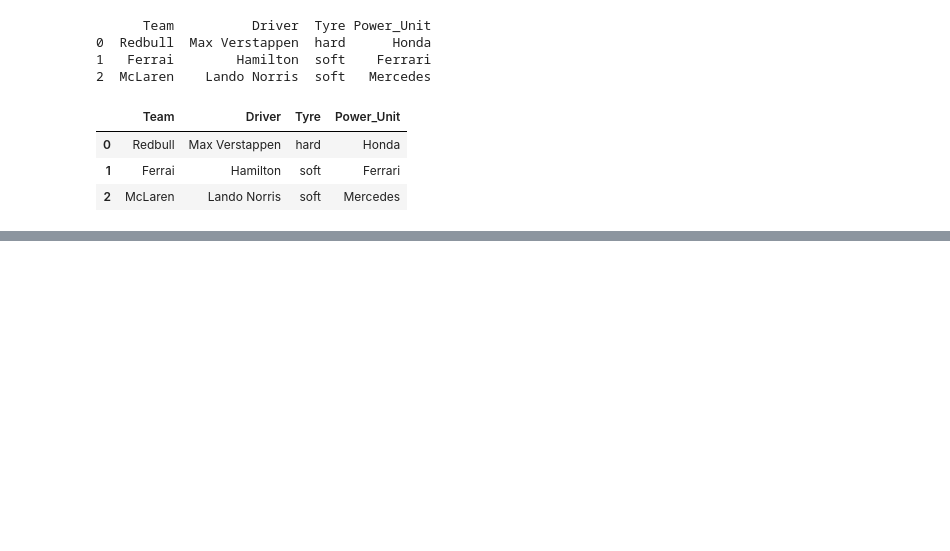
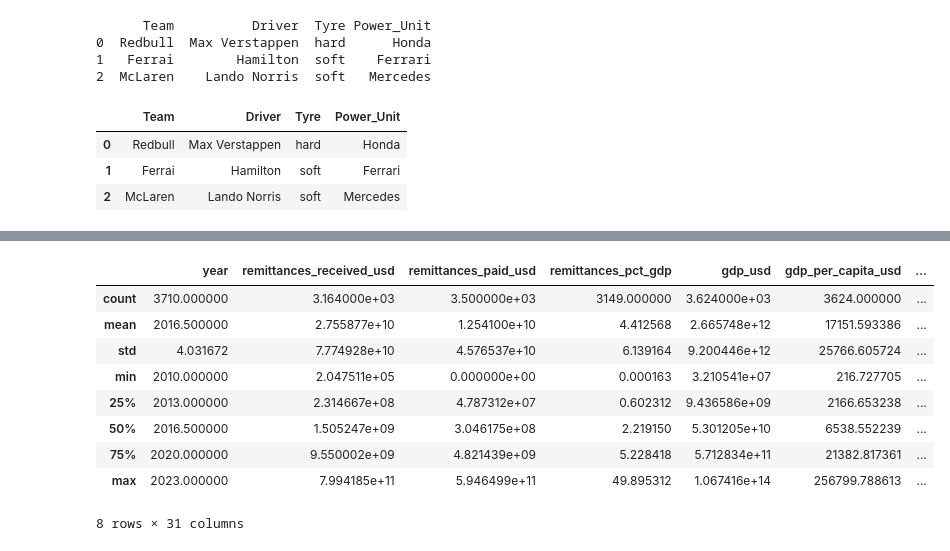
Before and after one commit to elmago07/AI-ML-Learnings, a Jupyter notebook: pandas_learnings.ipynb, the cells around one changed output, grey strips where cells are left out. Saved outputs shown, nothing was run; the diff lists cells and outputs as text; code cells hidden in the pictures; blank space fills up the shorter version.

```diff
--- a/pandas_learnings.ipynb
+++ b/pandas_learnings.ipynb
@@ -181,0 +266,13 @@ df.loc[0:2] ##access row by label using loc
+# %%
+df.describe() #gives stats summary
+# %% [output]
+|  | year | remittances_received_usd | remittances_paid_usd | remittances_pct_gdp | gdp_usd | gdp_per_capita_usd | ... |
+| count | 3710.000000 | 3.164000e+03 | 3.500000e+03 | 3149.000000 | 3.624000e+03 | 3624.000000 | ... |
+| mean | 2016.500000 | 2.755877e+10 | 1.254100e+10 | 4.412568 | 2.665748e+12 | 17151.593386 | ... |
+| std | 4.031672 | 7.774928e+10 | 4.576537e+10 | 6.139164 | 9.200446e+12 | 25766.605724 | ... |
+| min | 2010.000000 | 2.047511e+05 | 0.000000e+00 | 0.000163 | 3.210541e+07 | 216.727705 | ... |
+| 25% | 2013.000000 | 2.314667e+08 | 4.787312e+07 | 0.602312 | 9.436586e+09 | 2166.653238 | ... |
+| 50% | 2016.500000 | 1.505247e+09 | 3.046175e+08 | 2.219150 | 5.301205e+10 | 6538.552239 | ... |
+| 75% | 2020.000000 | 9.550002e+09 | 4.821439e+09 | 5.228418 | 5.712834e+11 | 21382.817361 | ... |
+| max | 2023.000000 | 7.994185e+11 | 5.946499e+11 | 49.895312 | 1.067416e+14 | 256799.788613 | ... |
+8 rows × 31 columns
```
Also changed, not shown: parts of 9 cells of this notebook.
